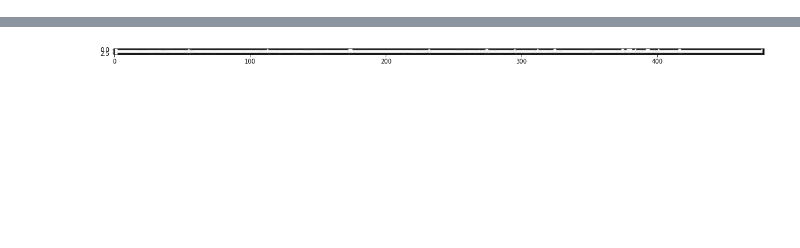
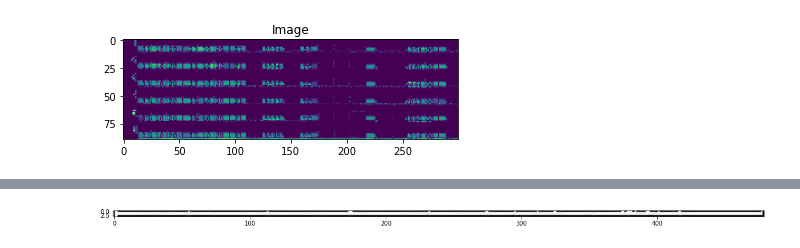
Before and after one commit to VolhaP87/Interview_Sample_Problem, a Jupyter notebook: Untitled.ipynb, the cells around one changed output, grey strips where cells are left out. Drawn from its saved outputs; the diff is of its cells as text; code cells hidden in the pictures; blank space fills up the shorter version.

```diff
--- a/Untitled.ipynb
+++ b/Untitled.ipynb
@@ -189,0 +140,9 @@ error: OpenCV(4.5.4) /Users/runner/work/opencv-python/opencv-python/opencv/modul
+# %%
+# apply a tophat (whitehat) morphological operator to find light
+# regions against a dark background (i.e., the credit card numbers)
+tophat = cv2.morphologyEx(gray, cv2.MORPH_TOPHAT, rectKernel)
+plt.imshow(tophat)
+plt.title('Image')
+plt.show()
+# %% [output]
+[figure, added]
```
Also changed, not shown: parts of 50 cells of this notebook.
